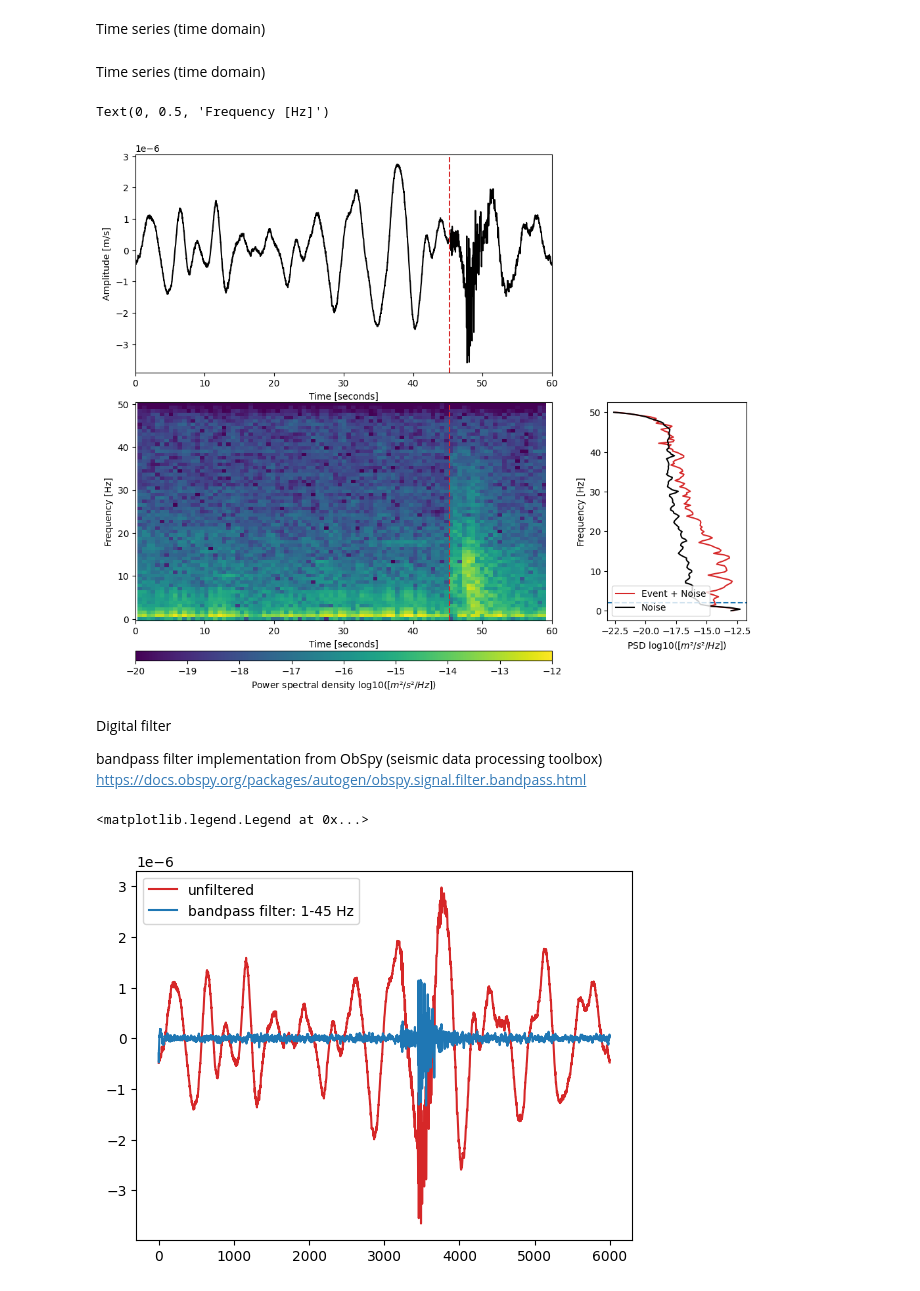
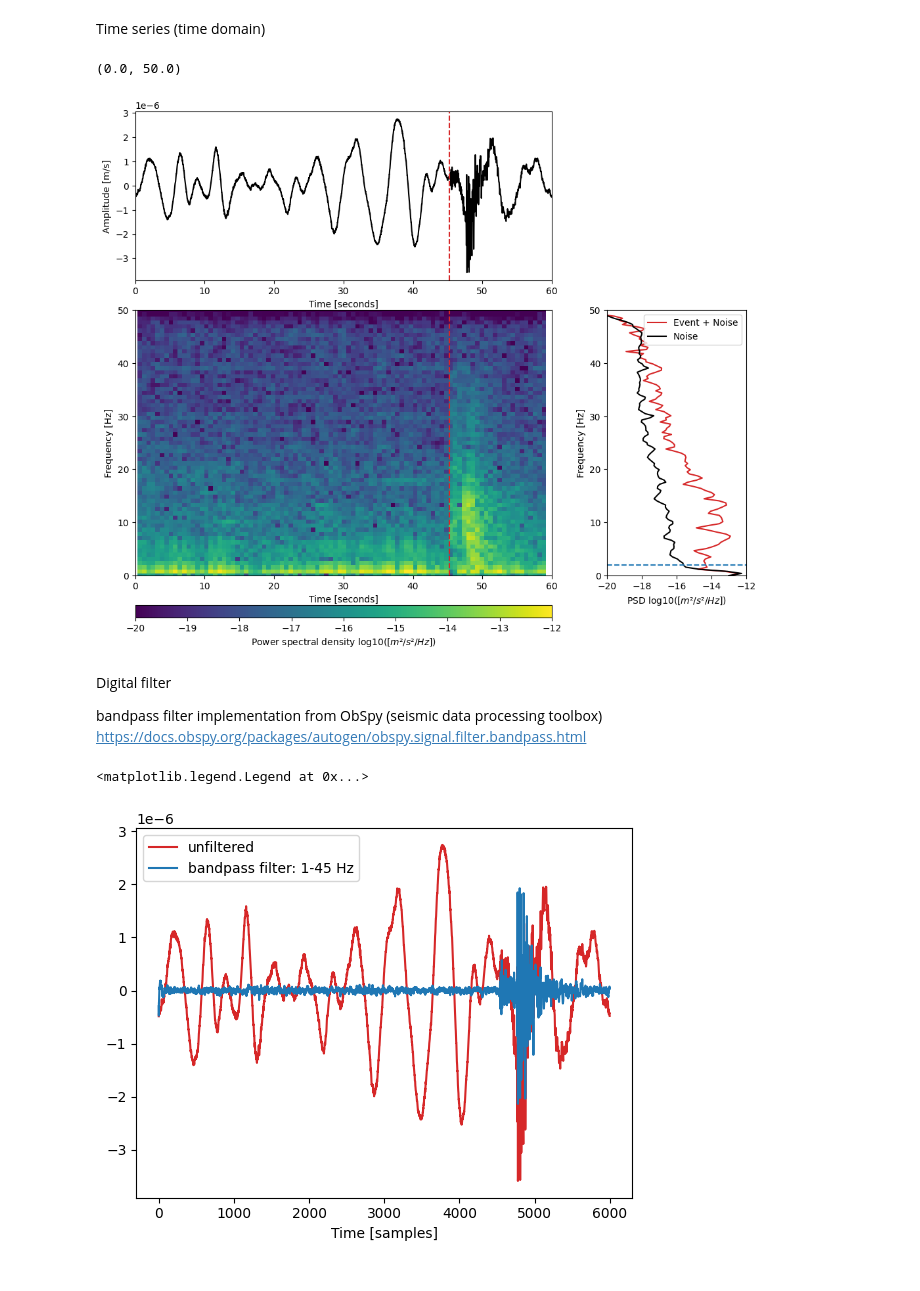
Before and after one commit to niko-d/DSL, a Jupyter notebook: basic_processing.ipynb, the cells around one changed output. Cells and saved outputs as stored; diff of their text form; code cells hidden in the pictures.

```diff
--- a/basic_processing.ipynb
+++ b/basic_processing.ipynb
@@ -126,13 +126,11 @@ for i in range(num_examples):
 Representatation of data in time-domain (time series), frequecy domain (spectrum) and time-frequency-domain (spectrogram)
 # %% [markdown]
 Time series (time domain)
-# %% [markdown]
-Time series (time domain)
 # %%
-sampling_rate = 100
+sampling_rate = 100 # 100 measurements per seconds
 
 fig = plt.figure(figsize=(12, 10))
-gs = gridspec.GridSpec(3, 2,height_ratios=[22,22,1],width_ratios=[3,1])
+gs = gridspec.GridSpec(3, 2,height_ratios=[14,22,1],width_ratios=[3,1])
 
 # Plot time series
 ax = fig.add_subplot(gs[0])
@@ -155,6 +153,8 @@ ax.plot(np.log10(Pxx_noise),f,color="k",label="Noise")
 ax.legend()
 ax.set_xlabel(f"PSD log10($[m²/s²/Hz]$)")
 ax.set_ylabel("Frequency [Hz]")
+ax.set_xlim(-20,-12)
+ax.set_ylim(0,50)
 
 ax.axhline(2,ls="--")
 
@@ -172,9 +172,10 @@ ax.axvline(x=(6000-event_shift)/sampling_rate, color='tab:red', linestyle='--',
 ax.set_xlim(0,60)
 ax.set_xlabel("Time [seconds]")
 ax.set_ylabel("Frequency [Hz]")
+ax.set_ylim(0,50)
 # %% [output]
-Text(0, 0.5, 'Frequency [Hz]')
+(0.0, 50.0)
-[figure, old version]
+[figure, new version]
 # %% [markdown]
 Digital filter
 
@@ -225,12 +226,12 @@ def bandpass_obspy(data, freqmin, freqmax, df, corners=4, zerophase=False):
 # %%
 freq_range = [1,45]
 sampling_rate = 100
 noisy_event_bandpass = bandpass_obspy(noisy_event, freqmin=freq_range[0], freqmax=freq_range[1], df=sampling_rate, corners=4, zerophase=False)
 
 plt.plot(noisy_event,color="tab:red",label="unfiltered")
 plt.plot(noisy_event_bandpass,color="tab:blue", label=f"bandpass filter: {freq_range[0]}-{freq_range[1]} Hz")
-
+plt.xlabel("Time [samples]")
 plt.legend()
 # %% [output]
 <matplotlib.legend.Legend at 0x...>
-[figure, old version]
+[figure, new version]
```
